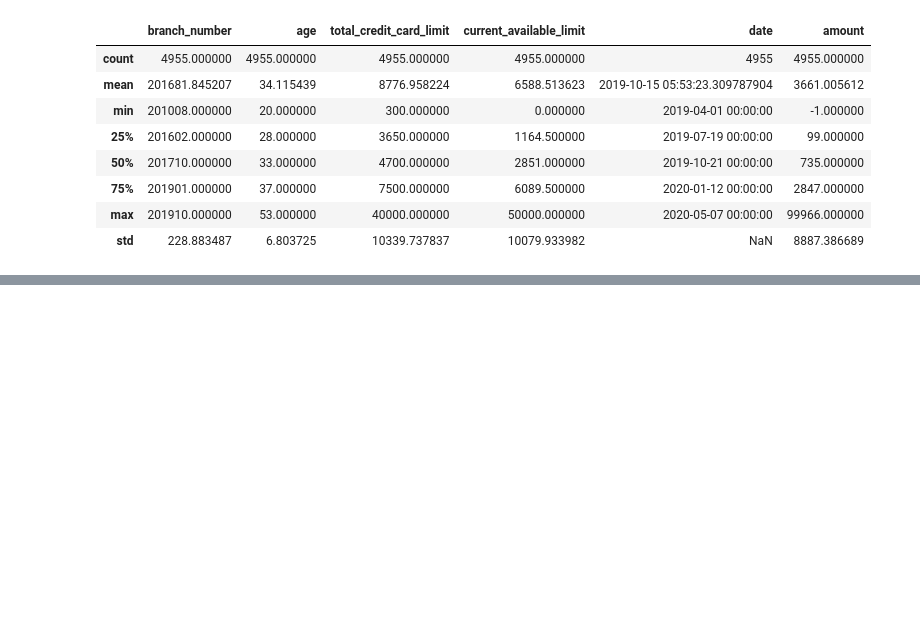
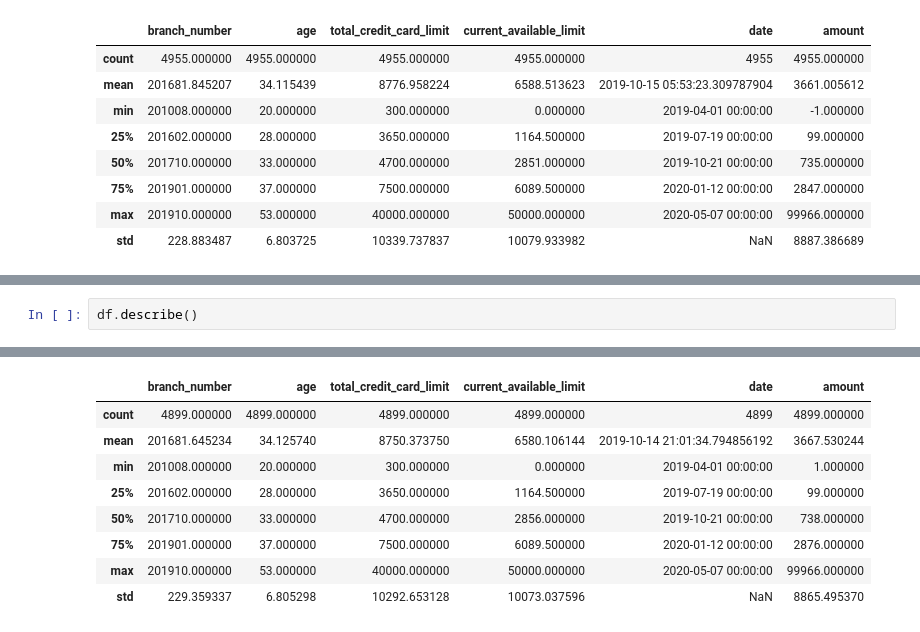
Before and after one commit to xrhd/brazilian-credit-card-spending, a Jupyter notebook: notebooks/Explore.ipynb, the cells around one changed output, grey strips where cells are left out. Saved outputs shown, nothing was run; the diff lists cells and outputs as text; blank space fills up the shorter version.

```diff
--- a/notebooks/Explore.ipynb
+++ b/notebooks/Explore.ipynb
@@ -235,0 +254,3 @@ df.describe()
+# %%
+df.describe()
+# %% [output]
@@ -235,0 +258,9 @@ df.describe()
+|  | branch_number | age | total_credit_card_limit | current_available_limit | date | amount |
+| count | 4899.000000 | 4899.000000 | 4899.000000 | 4899.000000 | 4899 | 4899.000000 |
+| mean | 201681.645234 | 34.125740 | 8750.373750 | 6580.106144 | 2019-10-14 21:01:34.794856192 | 3667.530244 |
+| min | 201008.000000 | 20.000000 | 300.000000 | 0.000000 | 2019-04-01 00:00:00 | 1.000000 |
+| 25% | 201602.000000 | 28.000000 | 3650.000000 | 1164.500000 | 2019-07-19 00:00:00 | 99.000000 |
+| 50% | 201710.000000 | 33.000000 | 4700.000000 | 2856.000000 | 2019-10-21 00:00:00 | 738.000000 |
+| 75% | 201901.000000 | 37.000000 | 7500.000000 | 6089.500000 | 2020-01-12 00:00:00 | 2876.000000 |
+| max | 201910.000000 | 53.000000 | 40000.000000 | 50000.000000 | 2020-05-07 00:00:00 | 99966.000000 |
+| std | 229.359337 | 6.805298 | 10292.653128 | 10073.037596 | NaN | 8865.495370 |
```
Also changed, not shown: parts of 6 cells of this notebook, 5 other files.
